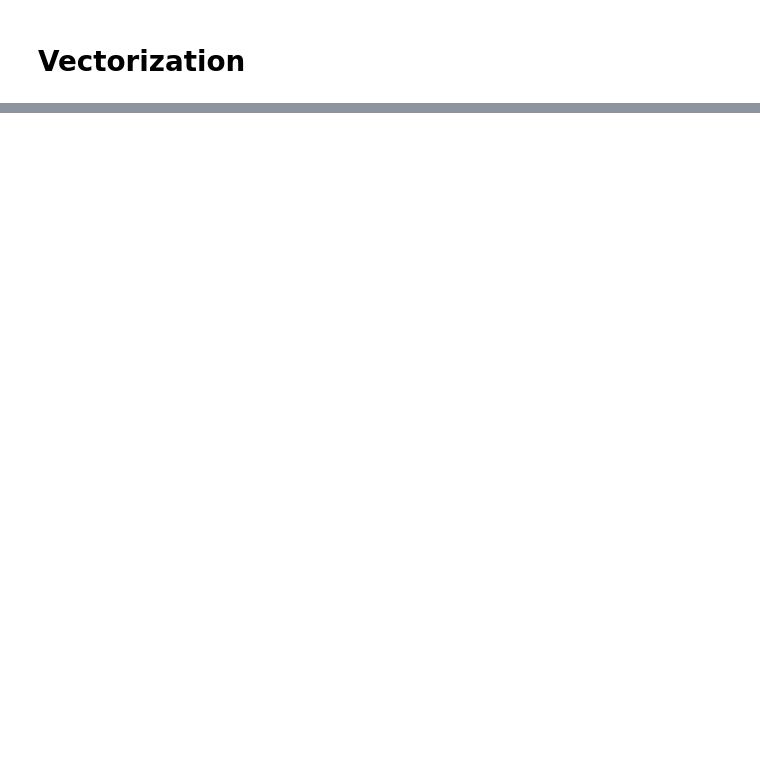
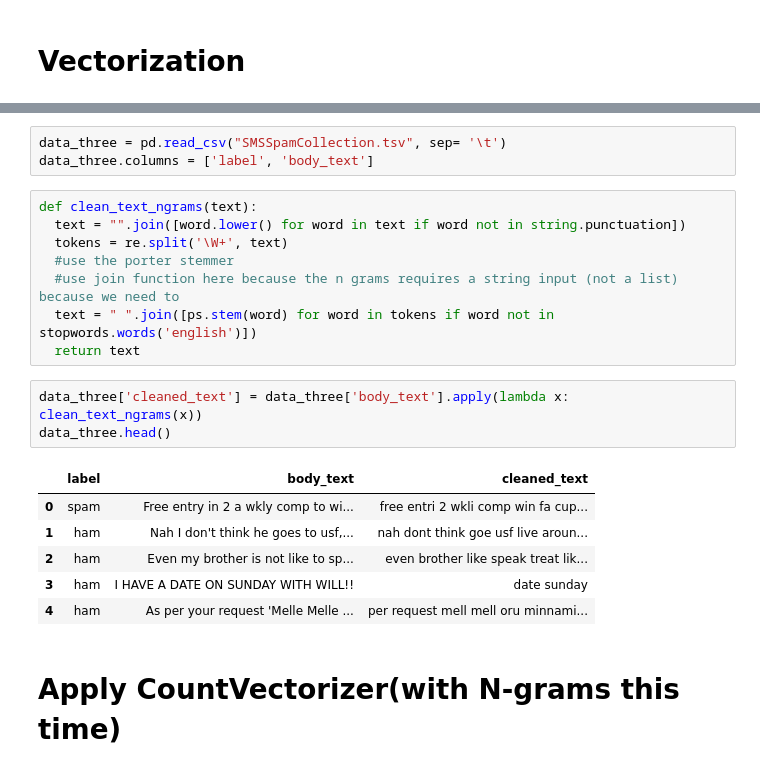
Before and after one commit to mnocerino23/Learning-NLP, a Jupyter notebook: Intro_NLP.ipynb, the cells around one changed output, grey strips where cells are left out. Saved outputs shown, nothing was run; the diff lists cells and outputs as text; blank space fills up the shorter version.

```diff
--- a/Intro_NLP.ipynb
+++ b/Intro_NLP.ipynb
@@ -492,0 +574,23 @@ TypeError: ignored
+# %%
+data_three = pd.read_csv("SMSSpamCollection.tsv", sep= '\t')
+data_three.columns = ['label', 'body_text']
+# %%
+def clean_text_ngrams(text):
+  text = "".join([word.lower() for word in text if word not in string.punctuation])
+  tokens = re.split('\W+', text)
+  #use the porter stemmer
+  #use join function here because the n grams requires a string input (not a list) because we need to
+  text = " ".join([ps.stem(word) for word in tokens if word not in stopwords.words('english')])
+  return text
+# %%
+data_three['cleaned_text'] = data_three['body_text'].apply(lambda x: clean_text_ngrams(x))
+data_three.head()
+# %% [output]
+|  | label | body_text | cleaned_text |
+| 0 | spam | Free entry in 2 a wkly comp to wi... | free entri 2 wkli comp win fa cup... |
+| 1 | ham | Nah I don't think he goes to usf,... | nah dont think goe usf live aroun... |
+| 2 | ham | Even my brother is not like to sp... | even brother like speak treat lik... |
+| 3 | ham | I HAVE A DATE ON SUNDAY WITH WILL!! | date sunday |
+| 4 | ham | As per your request 'Melle Melle ... | per request mell mell oru minnami... |
+# %% [markdown]
+# Apply CountVectorizer(with N-grams this time)
```
Also changed, not shown: parts of 22 cells of this notebook.
